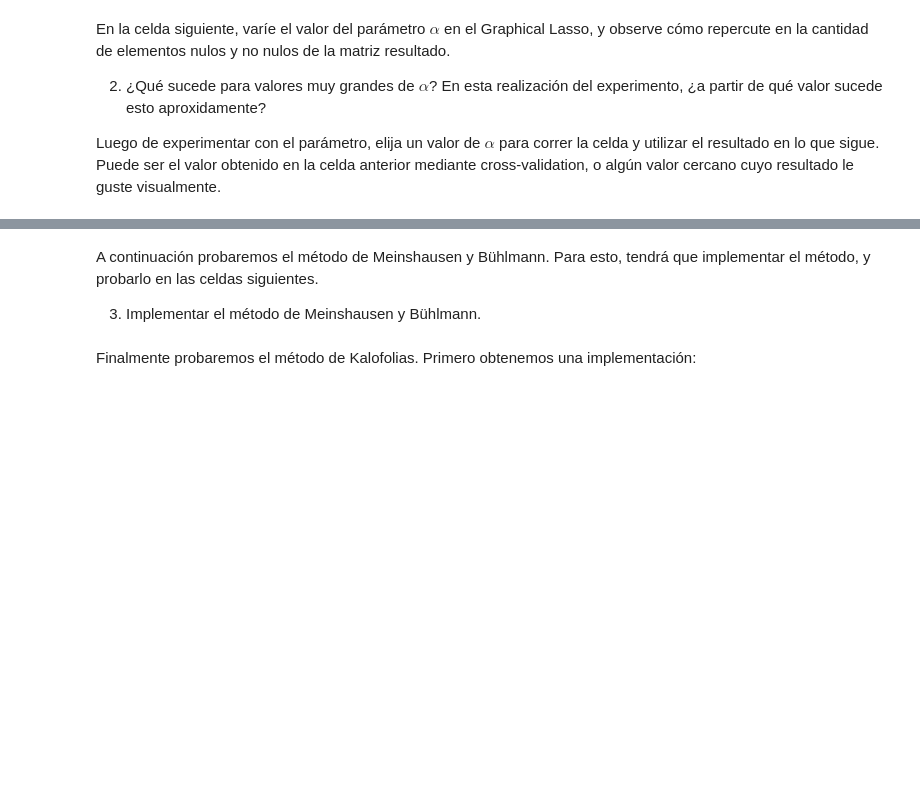
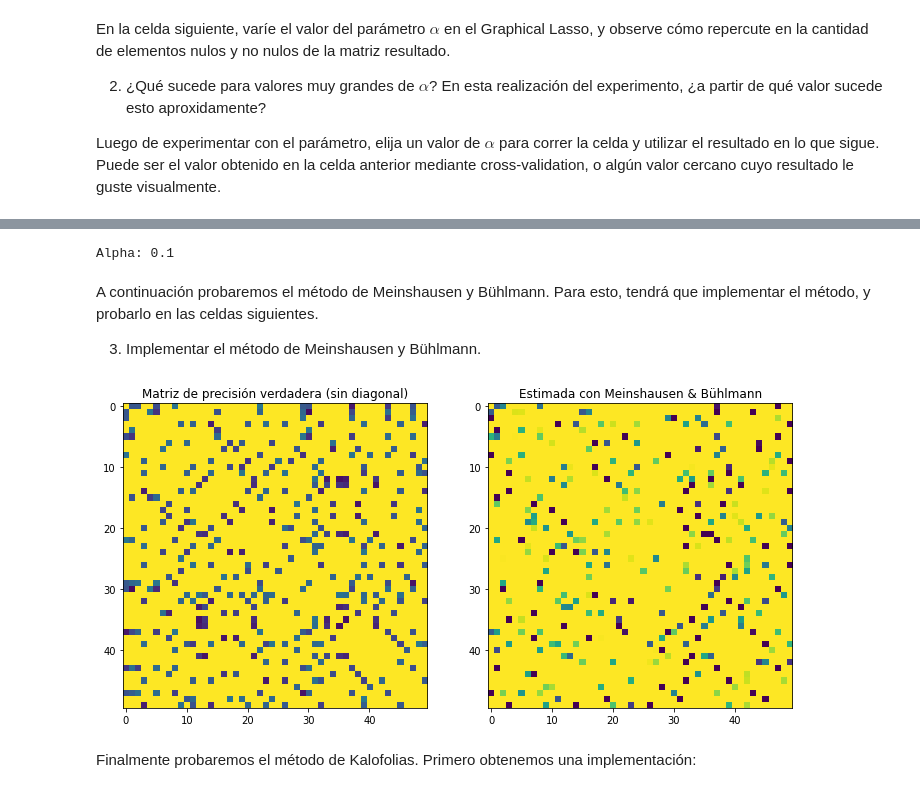
Before and after one commit to j-oflaherty/AA-grafos, a Jupyter notebook: lab4/Lab4_AAG2025.ipynb, the cells around one changed output, grey strips where cells are left out. Drawn from its saved outputs; the diff is of its cells as text; code cells hidden in the pictures; blank space fills up the shorter version.

Commit message:
Meinhausen y Kaliofolias

```diff
--- a/lab4/Lab4_AAG2025.ipynb
+++ b/lab4/Lab4_AAG2025.ipynb
@@ -36,7 +54,7 @@ from graspologic.utils import remap_labels
 
 from pathlib import Path
 
-images_folder = Path("informe/imagenes")
+images_folder = Path("lab4/informe/imagenes")
 images_folder.mkdir(exist_ok=True, parents=True)
 # %% [markdown]
 ## Inferencia de topología en grafos sintéticos
@@ -197,6 +237,8 @@ prec_glasso = model.precision_
 
 emp_cov = np.dot(X.T, X) / n_samples
 print(f"Alpha: {alpha}")
+# %% [output]
+Alpha: 0.1
 # %% [markdown]
 A continuación probaremos el método de Meinshausen y Bühlmann. Para esto, tendrá que implementar el método, y probarlo en las celdas siguientes.
 
@@ -231,15 +273,21 @@ def meinshausen(X,alpha,max_iter=1000):
 # %%
 B = meinshausen(X,alpha=0.005)
 
 plt.figure(figsize=(12, 6))
 
 plt.subplot(1,2,1)
 plt.imshow(Ladd - np.diag(np.diag(Ladd)),vmin=-1,vmax=0)
 plt.title("Matriz de precisión verdadera (sin diagonal)")
 
 plt.subplot(1,2,2)
 plt.title("Estimada con Meinshausen & Bühlmann")
 plt.imshow(-B*np.diag(Ladd),vmin=-1,vmax=0)
+
+output_path = Path("lab4/informe/imagenes/meinhausen")
+output_path.mkdir(exist_ok=True, parents=True)
+plt.savefig(output_path / "matriz_estimada.png", pad_inches=0)
+# %% [output]
+[figure, added]
 # %% [markdown]
 Finalmente probaremos el método de Kalofolias. Primero obtenemos una implementación:
 # %%
```
Also changed, not shown: parts of 18 cells of this notebook, 19 other files.
